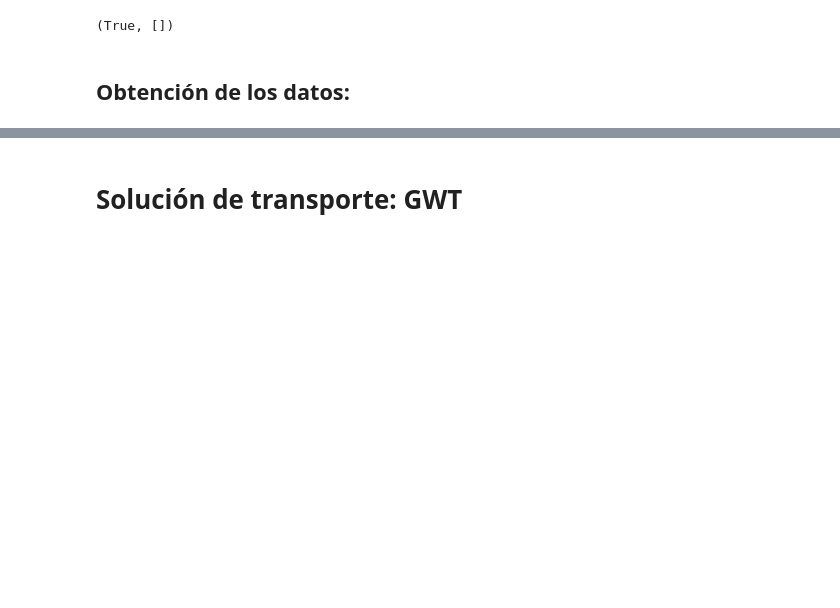
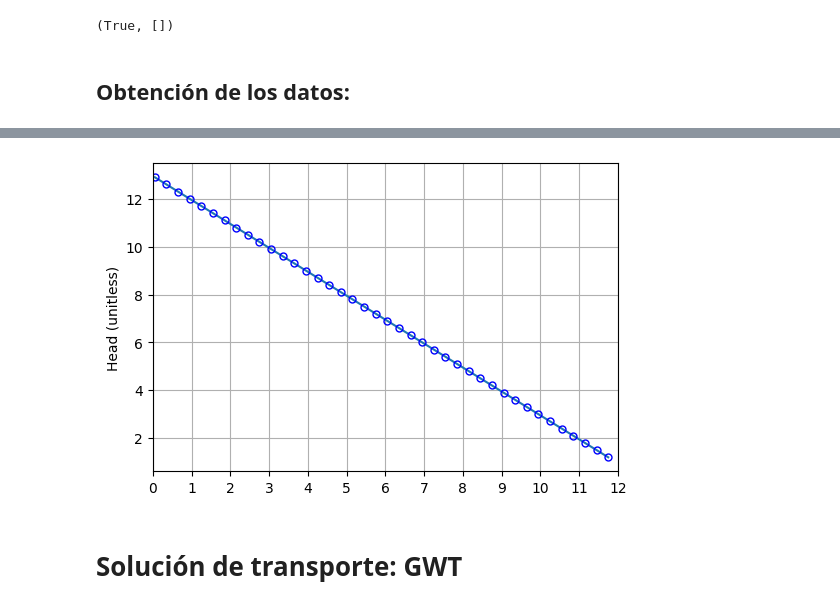
Before and after one commit to luiggix/xmf6, a Jupyter notebook: examples/01_flow_trans_1D/01_DF_Imp.ipynb, the cells around one changed output, grey strips where cells are left out. Saved outputs shown, nothing was run; the diff lists cells and outputs as text; code cells hidden in the pictures; blank space fills up the shorter version.

```diff
--- a/examples/01_flow_trans_1D/01_DF_Imp.ipynb
+++ b/examples/01_flow_trans_1D/01_DF_Imp.ipynb
@@ -25,17 +22,14 @@ os_par = dict(
     mf6_exe = '/home/jovyan/mf6/bin/mf6',
 
     flow_name = 'flow', # Nombre de la simulación para flujo
-    tran_name = 'transport' # Nombre de la simulación para transporte
 )
 xmf6.nice_print(os_par, 'MODFLOW 6 environment')
 
-oc_par = dict(
+of_par = dict(
     head_file = f"{os_par['flow_name']}.hds",
     fbudget_file = f"{os_par['flow_name']}.bud",
-    concentration_file=f"{os_par['tran_name']}.ucn",
-    tbudget_file = f"{os_par['tran_name']}.bud",
 )
-xmf6.nice_print(oc_par, 'Output files')
+xmf6.nice_print(of_par, 'Output files')
 
 mesh = xmf6.MeshDis(
     nrow = 1,    # Number of rows
@@ -63,8 +57,6 @@ ph_par = dict(
     specific_discharge = 0.1,  # Specific discharge ($cm s^{-1}$)
     hydraulic_conductivity = 0.01,  # Hydraulic conductivity ($cm s^{-1}$)
     source_concentration = 1.0,  # Source concentration (unitless)
-    porosity = 0.1,  # Porosity of mobile domain (unitless)
-    initial_concentration = 0.0,  # Initial concentration (unitless)
 )
 xmf6.nice_print(ph_par, 'Physical parameters')
 # %% [output]
@@ -116,2 +119,19 @@ print(qx)
+# %%
+f, (ax1) = plt.subplots(1, 1, figsize=(6,4), sharex=True)
+iskip = 3
+
+##### Carga hidraúlica #####
+xmf6.plot(ax1, xi[::iskip], head[0, 0][::iskip],
+            marker="o", ls ="-",
+            mec="blue", mfc="none",
+            markersize="5", label = 'Head')
+
+ax1.set_xlim(0, 12)
+ax1.set_xticks(ticks=np.linspace(0, mesh.row_length,13))
+ax1.set_ylabel("Head (unitless)")
+ax1.grid(True)
+plt.savefig('head.png', dpi=120)
+# %% [output]
+[figure, added]
 # %% [markdown]
 # Solución de transporte: GWT
```
Also changed, not shown: parts of 11 cells of this notebook, 10 other files.
